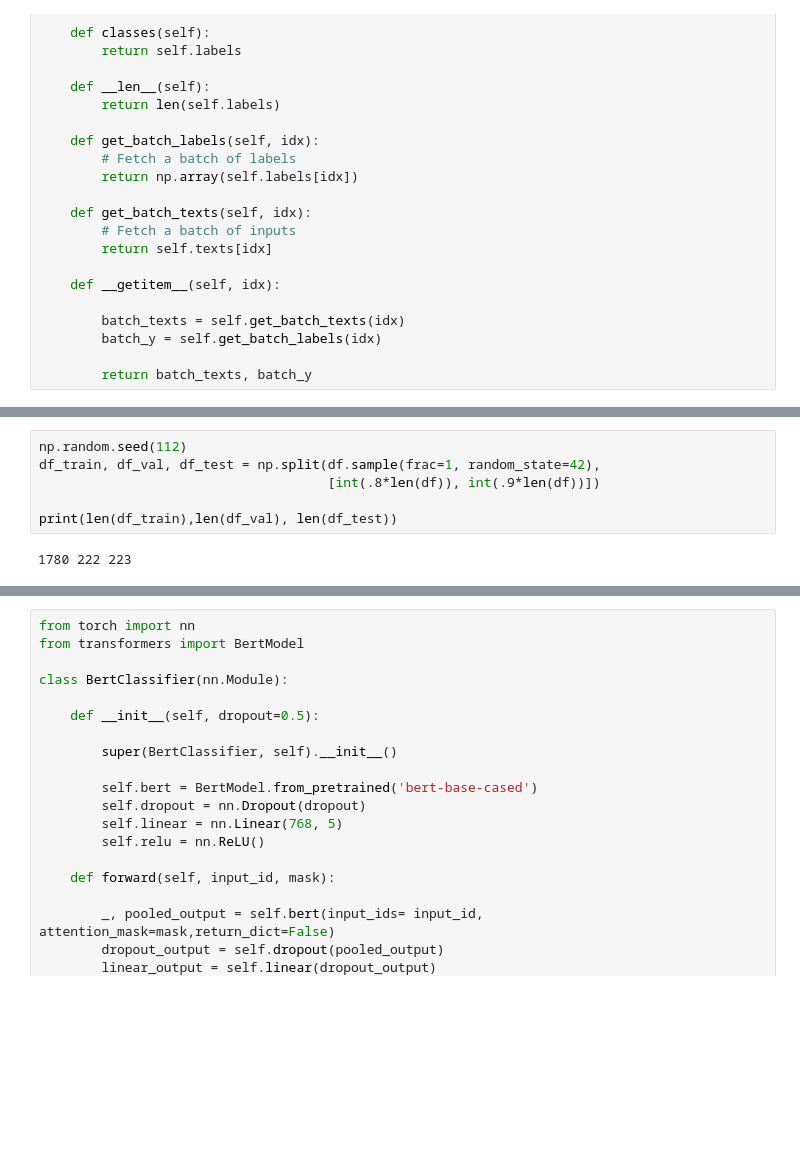
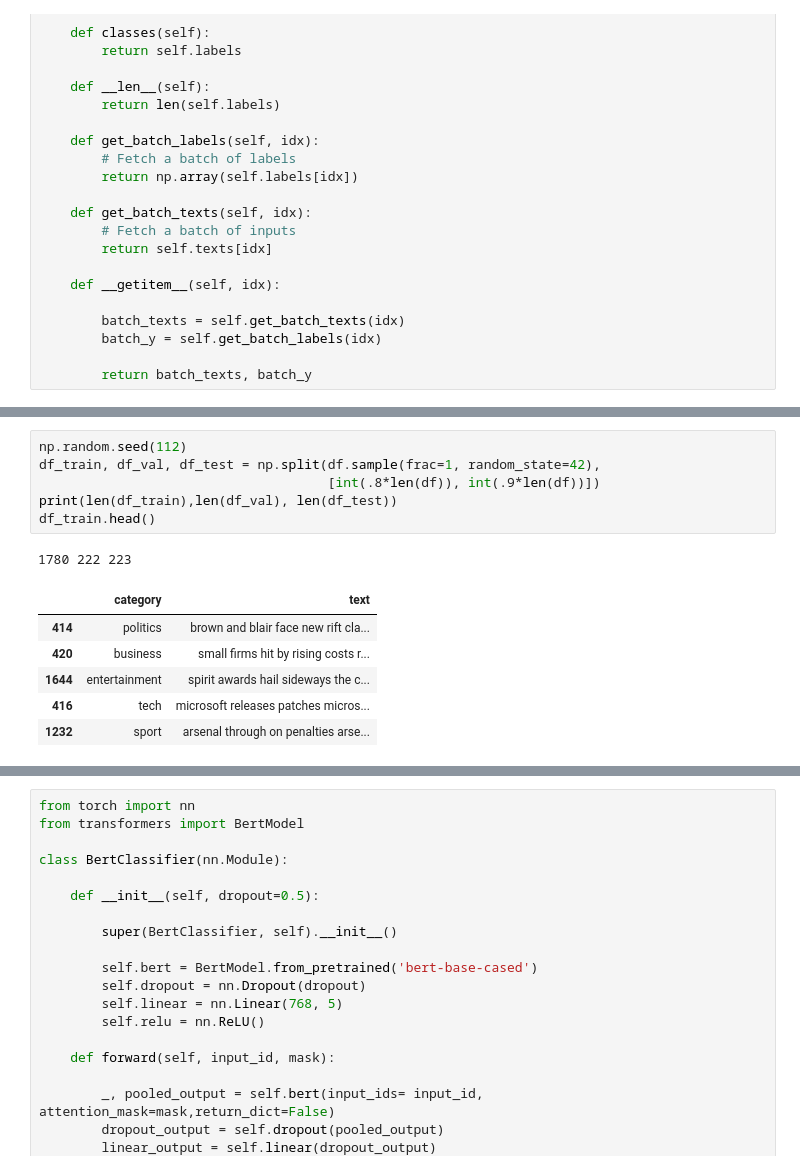
Before and after one commit to XuRui314/HITSZ_2022_NLP_Project, a Jupyter notebook: Text_Classification_with_BERT_in_PyTorch.ipynb, the cells around one changed output, grey strips where cells are left out. Saved outputs shown, nothing was run; the diff lists cells and outputs as text; blank space fills up the shorter version.

```diff
--- a/Text_Classification_with_BERT_in_PyTorch.ipynb
+++ b/Text_Classification_with_BERT_in_PyTorch.ipynb
@@ -167,8 +286,14 @@ class Dataset(torch.utils.data.Dataset):
 # %%
 np.random.seed(112)
 df_train, df_val, df_test = np.split(df.sample(frac=1, random_state=42),
                                      [int(.8*len(df)), int(.9*len(df))])
-
 print(len(df_train),len(df_val), len(df_test))
+df_train.head()
 # %% [output]
 1780 222 223
+|  | category | text |
+| 414 | politics | brown and blair face new rift cla... |
+| 420 | business | small firms hit by rising costs r... |
+| 1644 | entertainment | spirit awards hail sideways the c... |
+| 416 | tech | microsoft releases patches micros... |
+| 1232 | sport | arsenal through on penalties arse... |
```
Also changed, not shown: parts of 29 cells of this notebook.
